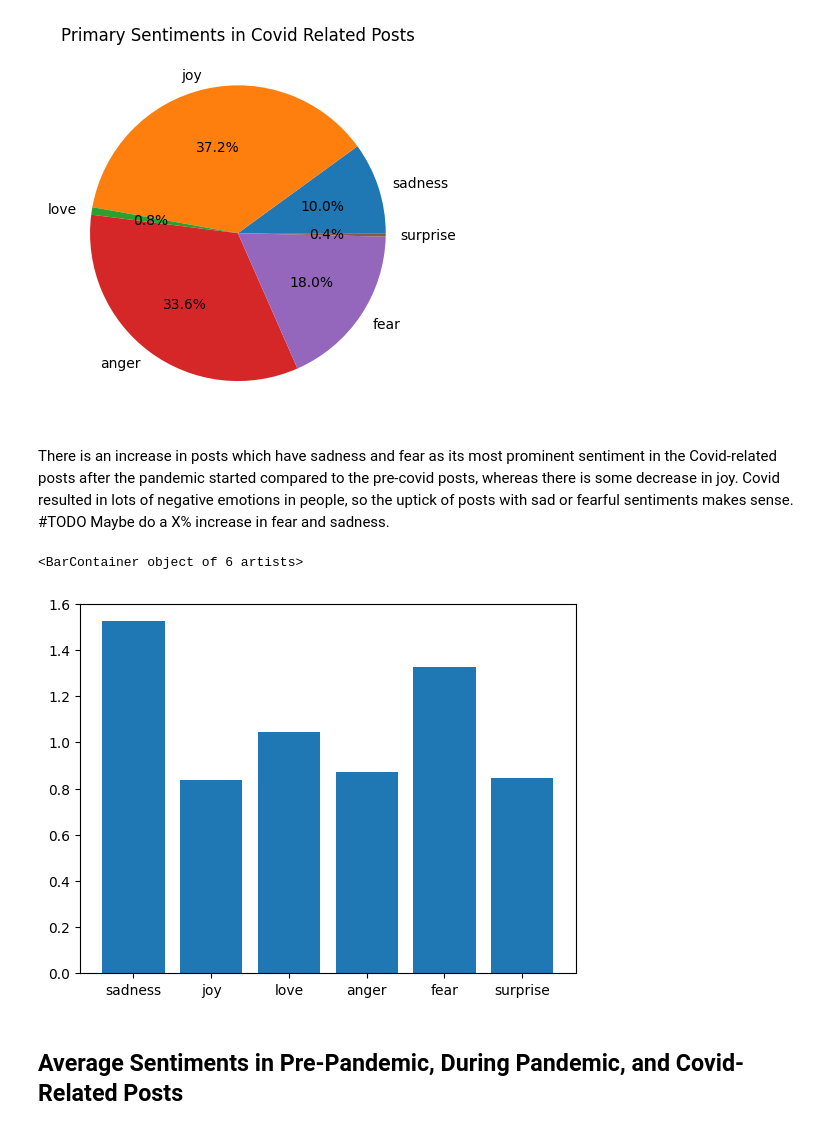
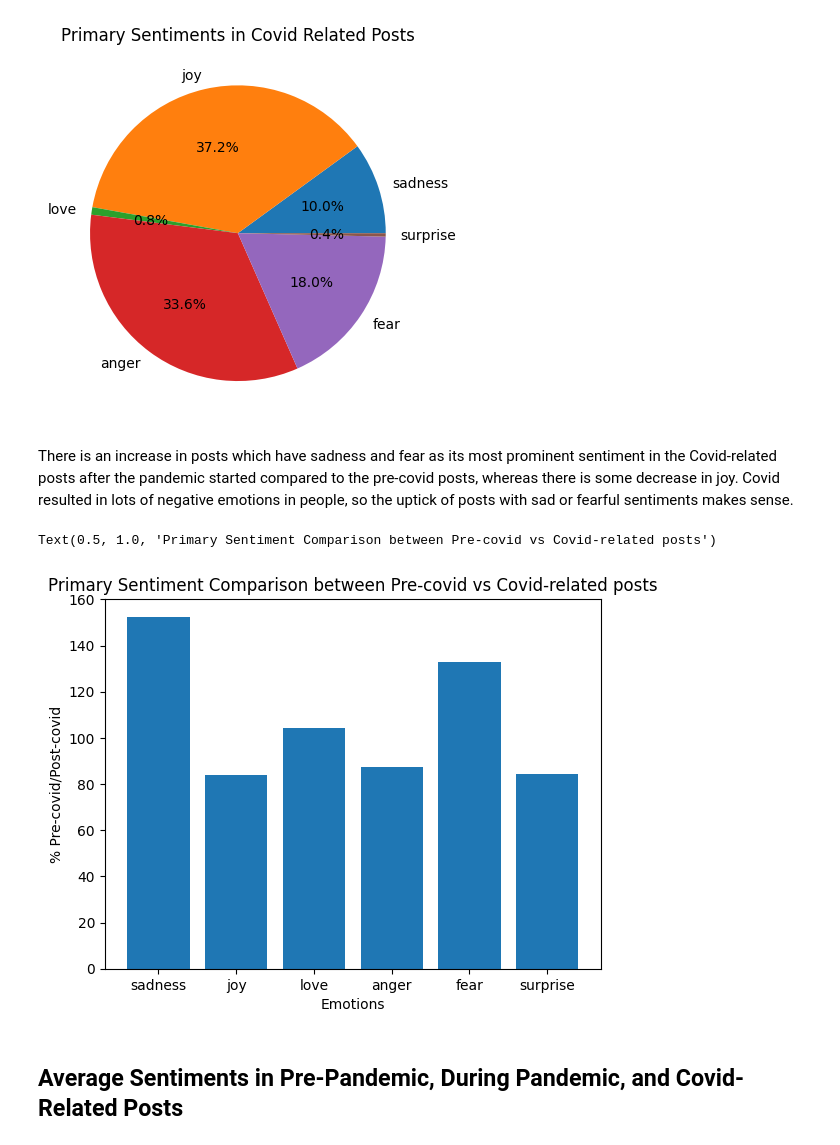
Before and after one commit to avaove/d25-project, a Jupyter notebook: d25-proj.ipynb, the cells around one changed output. Saved outputs shown, nothing was run; the diff lists cells and outputs as text; code cells hidden in the pictures.

```diff
--- a/d25-proj.ipynb
+++ b/d25-proj.ipynb
@@ -353,14 +338,18 @@ plt.show()
 [figure]
 # %% [markdown]
 There is an increase in posts which have sadness and fear as its most prominent sentiment in the Covid-related posts after the pandemic started compared to the pre-covid posts, whereas there is some decrease in joy. Covid resulted in lots of negative emotions in people, so the uptick of posts with sad or fearful sentiments makes sense.
-#TODO Maybe do a X% increase in fear and sadness.
 # %%
-# TODO Percent Increase/Decrease from Pre-covid vs. Post-Covid Covid related posts. explain that sadness and fear increased percent-wise
+# Percent Increase/Decrease from Pre-covid vs. Post-Covid Covid-related posts.
+# Sadness and Fear increased by ~60% and ~40% respectively.
+
 # TODO Title and Labels
-plt.bar(emotions, [sent_percent_covid[i]/sent_percent[i] for i in range(len(sent_percent_covid))])
+plt.bar(emotions, [sent_percent_covid[i]/sent_percent[i]*100 for i in range(len(sent_percent_covid))])
+plt.xlabel("Emotions")
+plt.ylabel("% Pre-covid/Post-covid")
+plt.title("Primary Sentiment Comparison between Pre-covid vs Covid-related posts")
 # %% [output]
-<BarContainer object of 6 artists>
+Text(0.5, 1.0, 'Primary Sentiment Comparison between Pre-covid vs Covid-related posts')
-[figure, old version]
+[figure, new version]
 # %% [markdown]
 ## Average Sentiments in Pre-Pandemic, During Pandemic, and Covid-Related Posts
 # %% [markdown]
```
Also changed, not shown: parts of 8 cells of this notebook.
